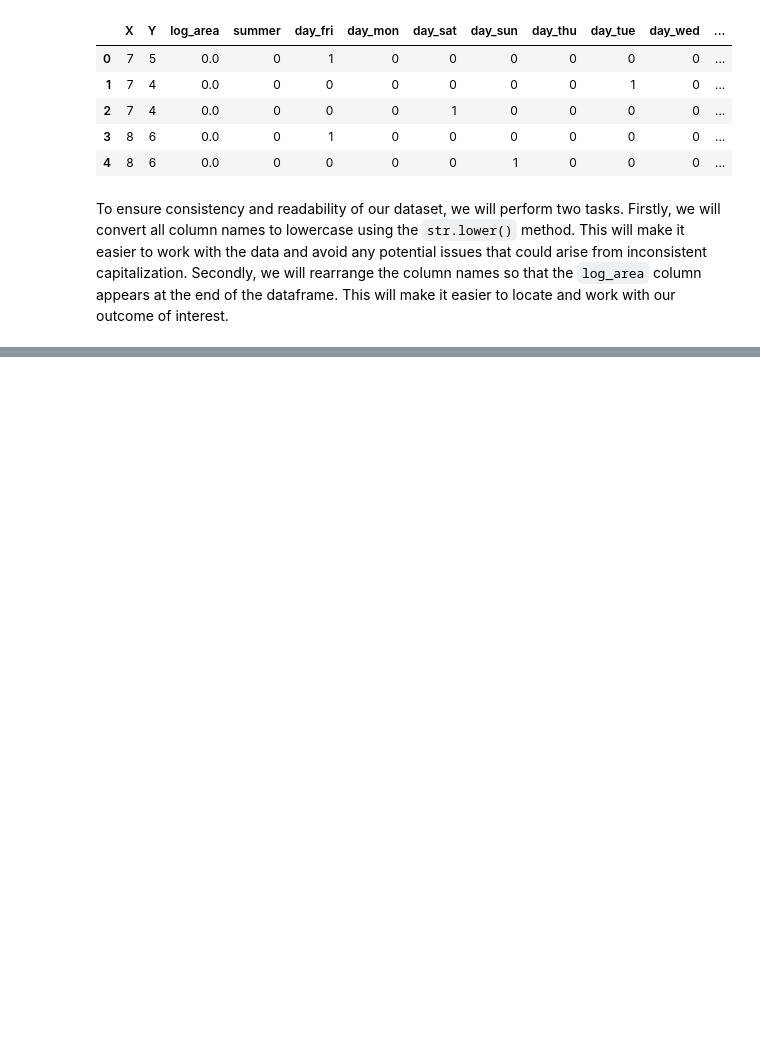
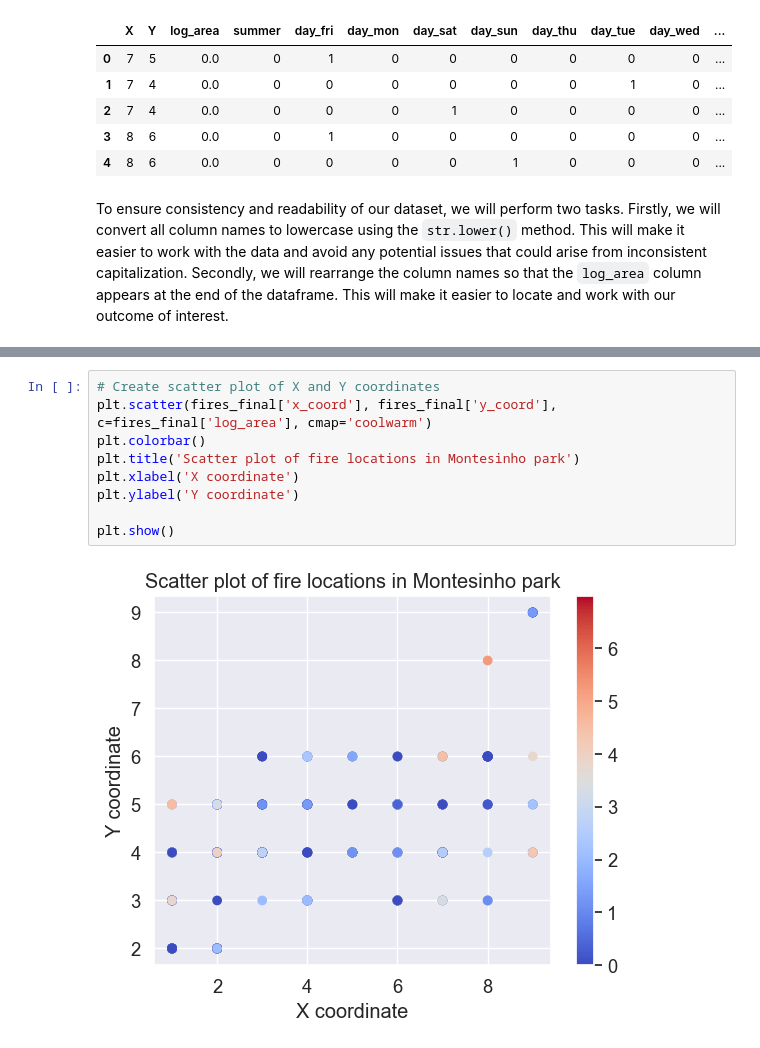
Before and after one commit to MuhammadAwon/datascience-projects, a Jupyter notebook: Projects/predicting-forest-fires/forest-fires.ipynb, the cells around one changed output, grey strips where cells are left out. Saved outputs shown, nothing was run; the diff lists cells and outputs as text; blank space fills up the shorter version.

```diff
--- a/Projects/predicting-forest-fires/forest-fires.ipynb
+++ b/Projects/predicting-forest-fires/forest-fires.ipynb
@@ -400,0 +402,11 @@ rain
+# %%
+# Create scatter plot of X and Y coordinates
+plt.scatter(fires_final['x_coord'], fires_final['y_coord'], c=fires_final['log_area'], cmap='coolwarm')
+plt.colorbar()
+plt.title('Scatter plot of fire locations in Montesinho park')
+plt.xlabel('X coordinate')
+plt.ylabel('Y coordinate')
+
+plt.show()
+# %% [output]
+[figure, added]
```
Also changed, not shown: parts of 39 cells of this notebook.
